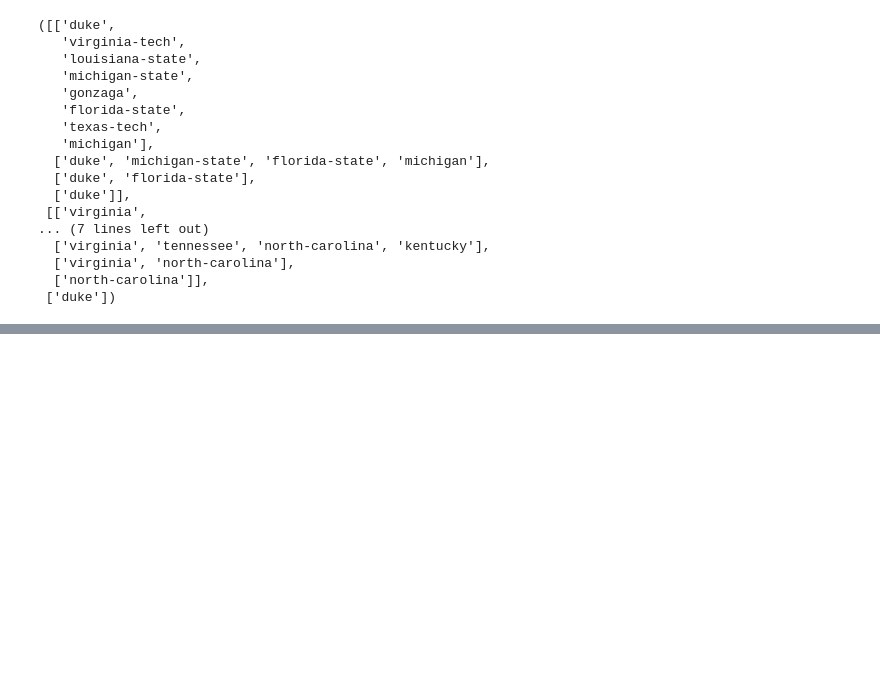
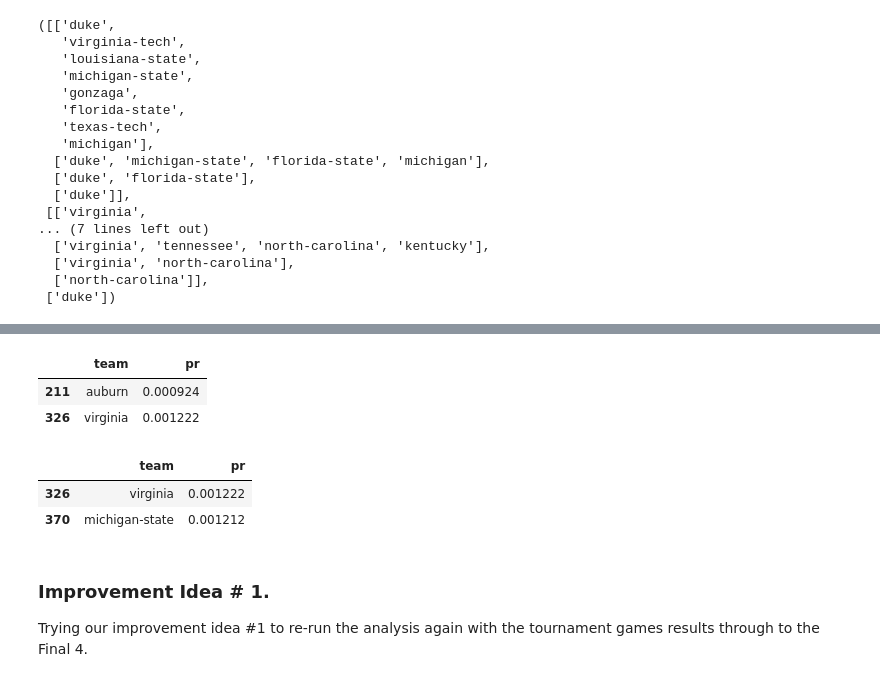
Before and after one commit to stubberf/NCAATour2019, a Jupyter notebook: PageRankAlgo.ipynb, the cells around one changed output, grey strips where cells are left out. Cells and saved outputs as stored; diff of their text form; code cells hidden in the pictures; blank space fills up the shorter version.

```diff
--- a/PageRankAlgo.ipynb
+++ b/PageRankAlgo.ipynb
@@ -188,0 +195,16 @@ Possible improvements:
+# %%
+df.loc[(df.team=='virginia')|(df.team=='auburn'),:]
+# %% [output]
+|  | team | pr |
+| 211 | auburn | 0.000924 |
+| 326 | virginia | 0.001222 |
+# %%
+df.loc[(df.team=='virginia')|(df.team=='michigan-state'),:]
+# %% [output]
+|  | team | pr |
+| 326 | virginia | 0.001222 |
+| 370 | michigan-state | 0.001212 |
+# %% [markdown]
+### Improvement Idea # 1.
+
+Trying our improvement idea #1 to re-run the analysis again with the tournament games results through to the Final 4.
```
Also changed, not shown: parts of 13 cells of this notebook.
